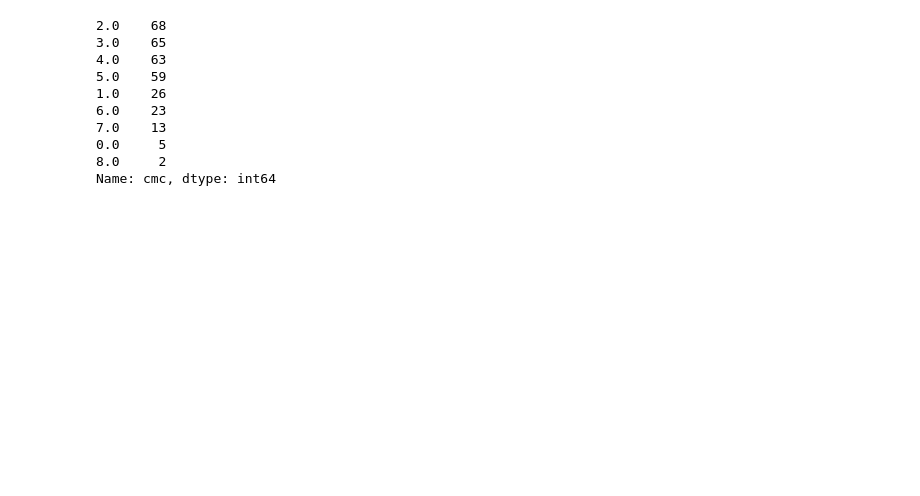
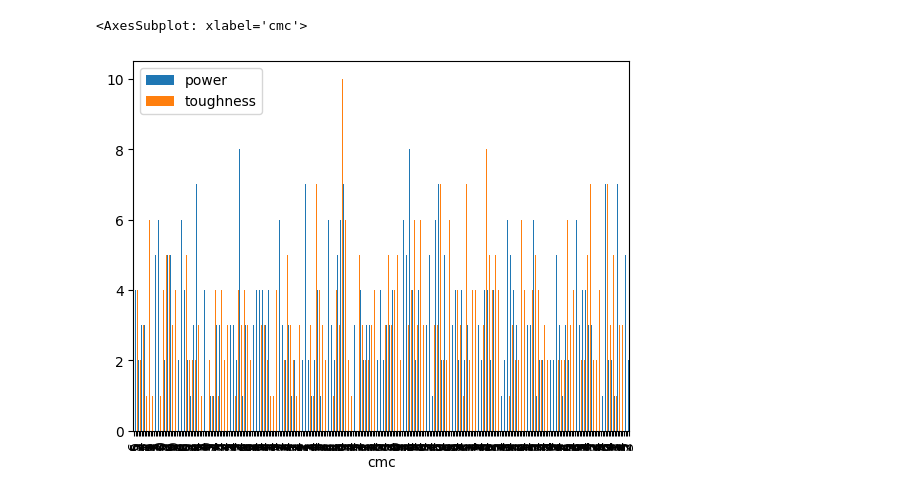
Before and after one commit to Innoviox/mtg-analyzer, a Jupyter notebook: mtganalyzer.ipynb, the cells around one changed output. Saved outputs shown, nothing was run; the diff lists cells and outputs as text; code cells hidden in the pictures; blank space fills up the shorter version.

```diff
--- a/mtganalyzer.ipynb
+++ b/mtganalyzer.ipynb
@@ -71,16 +94,8 @@ vanilla_df
 # %%
-vanilla_df['cmc'].value_counts()
+vanilla_df.plot.bar('cmc')
 # %% [output]
-2.0    68
-3.0    65
-4.0    63
-5.0    59
-1.0    26
-6.0    23
-7.0    13
-0.0     5
-8.0     2
-Name: cmc, dtype: int64
+<AxesSubplot: xlabel='cmc'>
+[figure, added]
 # %%
 x = set()
 for i, row in df.iterrows():
```
Also changed, not shown: parts of 37 cells of this notebook.
